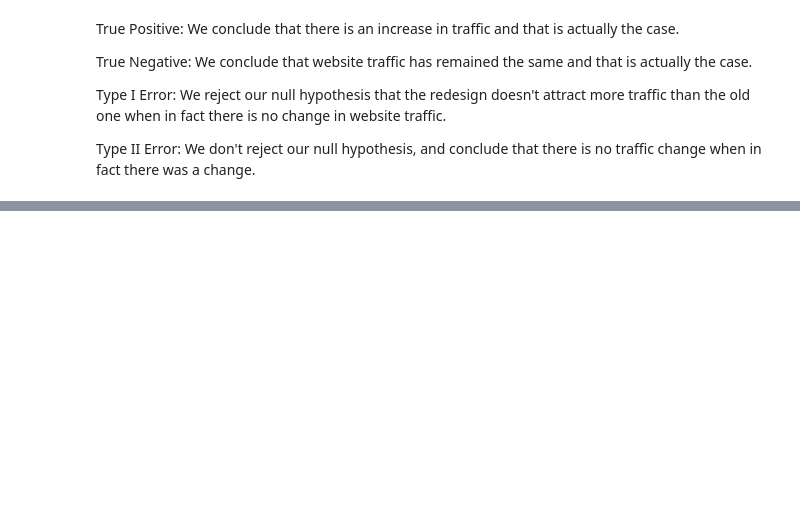
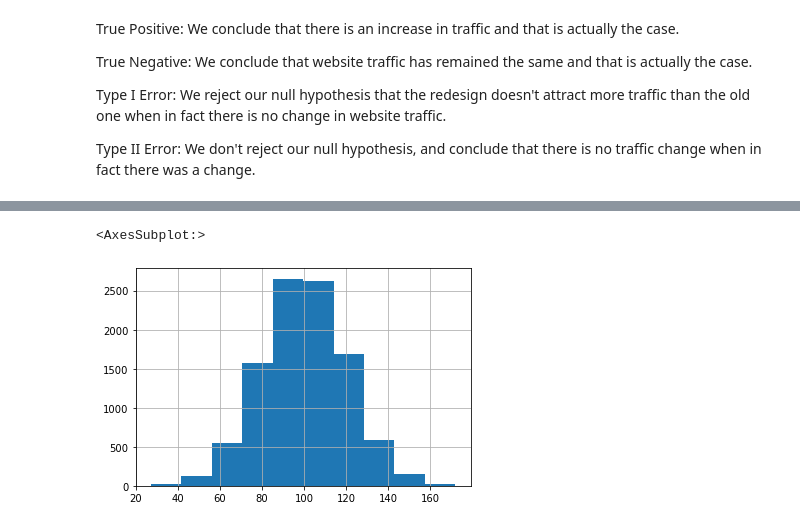
Before and after one commit to kristofer-rivera/statistics-exercises, a Jupyter notebook: hypothesis_testing.ipynb, the cells around one changed output, grey strips where cells are left out. Cells and saved outputs as stored; diff of their text form; code cells hidden in the pictures; blank space fills up the shorter version.

```diff
--- a/hypothesis_testing.ipynb
+++ b/hypothesis_testing.ipynb
@@ -43,0 +72,7 @@ Type II Error:
+# %%
+#Office 2 Normal Distribution
+office_2 = pd.Series(stats.norm(100, 20).rvs(10_000))
+office_2.hist()
+# %% [output]
+<AxesSubplot:>
+[figure, added]
```
Also changed, not shown: parts of 50 cells of this notebook.
